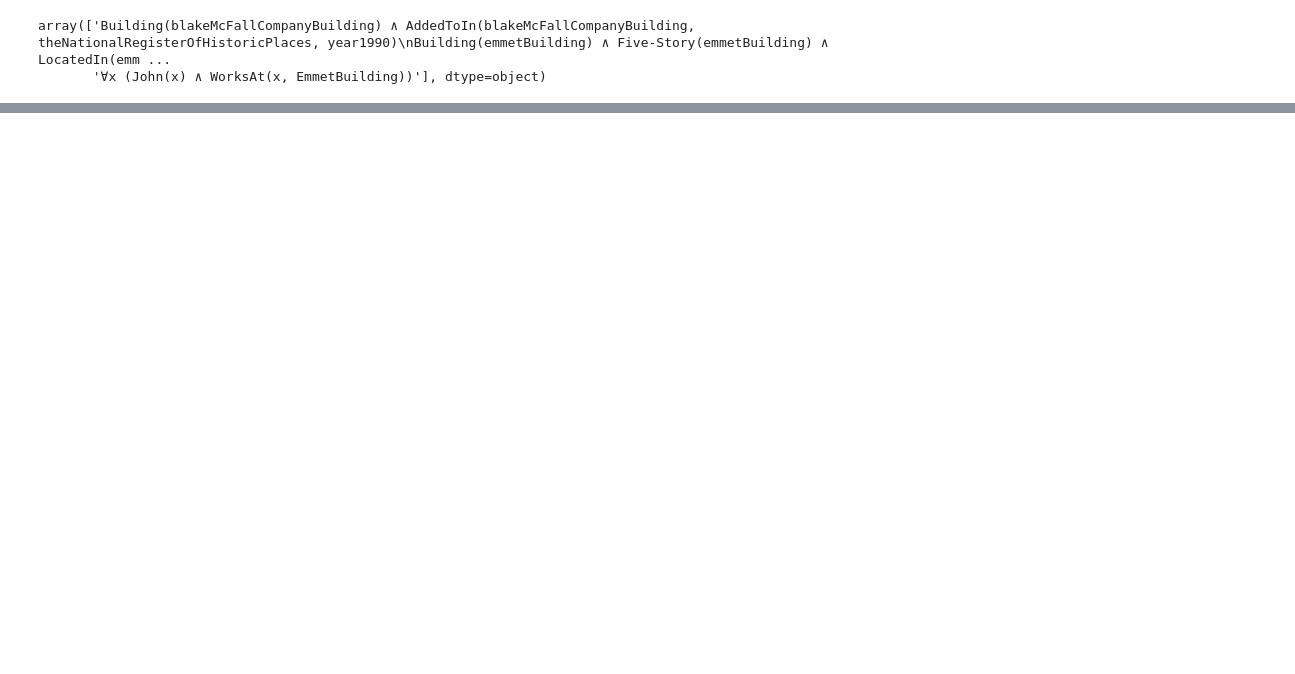
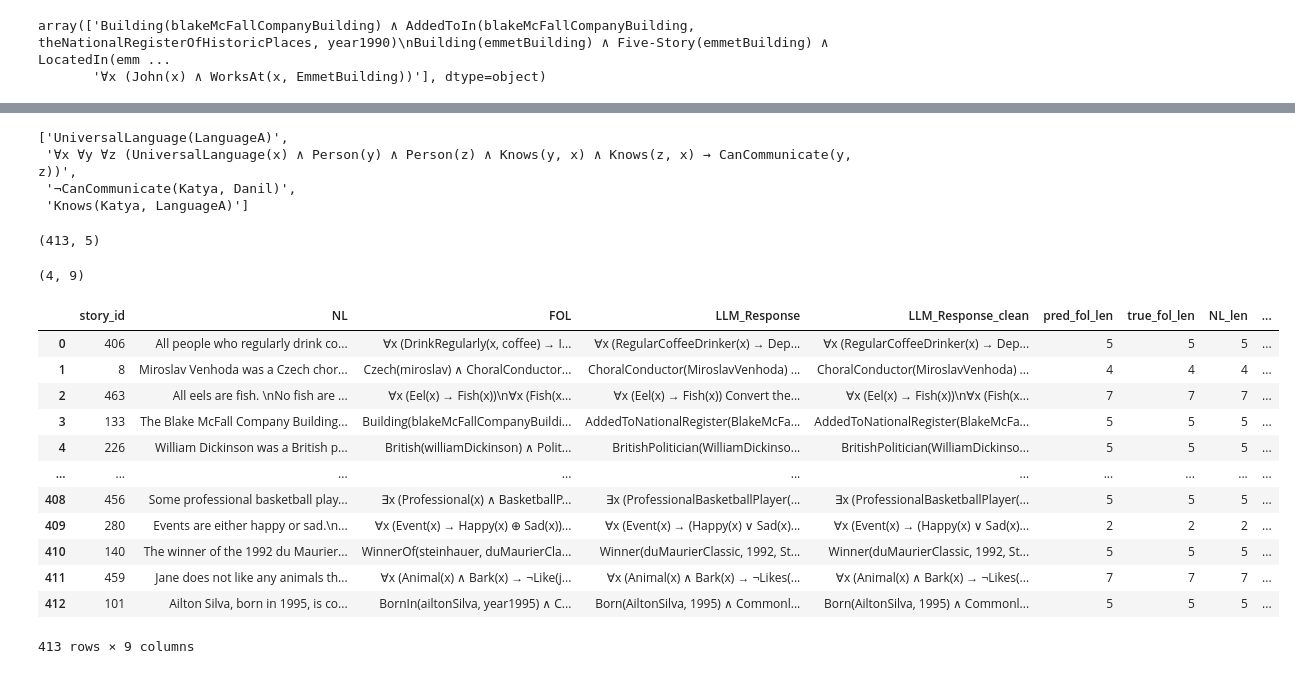
Before and after one commit to gosuddin/folbench, a Jupyter notebook: FOLBenchPackageTest.ipynb, the cells around one changed output, grey strips where cells are left out. Cells and saved outputs as stored; diff of their text form; code cells hidden in the pictures; blank space fills up the shorter version.

Commit message:
clean gitignore

```diff
--- a/FOLBenchPackageTest.ipynb
+++ b/FOLBenchPackageTest.ipynb
@@ -898,0 +1025,41 @@ array(['Building(blakeMcFallCompanyBuilding) ∧ AddedToIn(blakeMcFallCompanyBui
+# %%
+folio_awq['LLM_Response_clean'] = folio_awq.LLM_Response.apply(lambda x: '\n'.join([clean_fol_consecutive(str(y)) for y in str(x).split('\n')]))
+# %%
+folio_awq['LLM_Response_clean'] = folio_awq.LLM_Response_clean.apply(lambda x: '\n'.join([clean_extra_tokens(str(y)) for y in str(x).split('\n')]))
+# %%
+folio_awq.LLM_Response_clean.values[5].split('\n')
+# %% [output]
+['UniversalLanguage(LanguageA)',
+ '∀x ∀y ∀z (UniversalLanguage(x) ∧ Person(y) ∧ Person(z) ∧ Knows(y, x) ∧ Knows(z, x) → CanCommunicate(y, z))',
+ '¬CanCommunicate(Katya, Danil)',
+ 'Knows(Katya, LanguageA)']
+# %%
+folio_awq.shape
+# %% [output]
+(413, 5)
+# %%
+folio_awq['pred_fol_len'] = folio_awq.LLM_Response.apply(lambda x: len(x.split('\n')))
+folio_awq['true_fol_len'] = folio_awq.FOL.apply(lambda x: len(x.split('\n')))
+# %%
+folio_awq['NL_len'] = folio_awq.NL.apply(lambda x: len(x.split('\n')))
+folio_awq['pred_fol_clean_len'] = folio_awq.LLM_Response_clean.apply(lambda x: len(x.split('\n')))
+# %%
+folio_awq[folio_awq.pred_fol_clean_len != folio_awq.true_fol_len].shape#.LLM_Response_clean.values
+# %% [output]
+(4, 9)
+# %%
+folio_awq
+# %% [output]
+|  | story_id | NL | FOL | LLM_Response | LLM_Response_clean | pred_fol_len | true_fol_len | NL_len | ... |
+| 0 | 406 | All people who regularly drink co... | ∀x (DrinkRegularly(x, coffee) → I... | ∀x (RegularCoffeeDrinker(x) → Dep... | ∀x (RegularCoffeeDrinker(x) → Dep... | 5 | 5 | 5 | ... |
+| 1 | 8 | Miroslav Venhoda was a Czech chor... | Czech(miroslav) ∧ ChoralConductor... | ChoralConductor(MiroslavVenhoda) ... | ChoralConductor(MiroslavVenhoda) ... | 4 | 4 | 4 | ... |
+| 2 | 463 | All eels are fish. \nNo fish are ... | ∀x (Eel(x) → Fish(x))\n∀x (Fish(x... | ∀x (Eel(x) → Fish(x)) Convert the... | ∀x (Eel(x) → Fish(x))\n∀x (Fish(x... | 7 | 7 | 7 | ... |
+| 3 | 133 | The Blake McFall Company Building... | Building(blakeMcFallCompanyBuildi... | AddedToNationalRegister(BlakeMcFa... | AddedToNationalRegister(BlakeMcFa... | 5 | 5 | 5 | ... |
+| 4 | 226 | William Dickinson was a British p... | British(williamDickinson) ∧ Polit... | BritishPolitician(WilliamDickinso... | BritishPolitician(WilliamDickinso... | 5 | 5 | 5 | ... |
+| ... | ... | ... | ... | ... | ... | ... | ... | ... | ... |
+| 408 | 456 | Some professional basketball play... | ∃x (Professional(x) ∧ BasketballP... | ∃x (ProfessionalBasketballPlayer(... | ∃x (ProfessionalBasketballPlayer(... | 5 | 5 | 5 | ... |
+| 409 | 280 | Events are either happy or sad.\n... | ∀x (Event(x) → Happy(x) ⊕ Sad(x))... | ∀x (Event(x) → (Happy(x) ∨ Sad(x)... | ∀x (Event(x) → (Happy(x) ∨ Sad(x)... | 2 | 2 | 2 | ... |
+| 410 | 140 | The winner of the 1992 du Maurier... | WinnerOf(steinhauer, duMaurierCla... | Winner(duMaurierClassic, 1992, St... | Winner(duMaurierClassic, 1992, St... | 5 | 5 | 5 | ... |
+| 411 | 459 | Jane does not like any animals th... | ∀x (Animal(x) ∧ Bark(x) → ¬Like(j... | ∀x (Animal(x) ∧ Bark(x) → ¬Likes(... | ∀x (Animal(x) ∧ Bark(x) → ¬Likes(... | 7 | 7 | 7 | ... |
+| 412 | 101 | Ailton Silva, born in 1995, is co... | BornIn(ailtonSilva, year1995) ∧ C... | Born(AiltonSilva, 1995) ∧ Commonl... | Born(AiltonSilva, 1995) ∧ Commonl... | 5 | 5 | 5 | ... |
+413 rows × 9 columns
```
Also changed, not shown: parts of 91 cells of this notebook, 1 other file.
